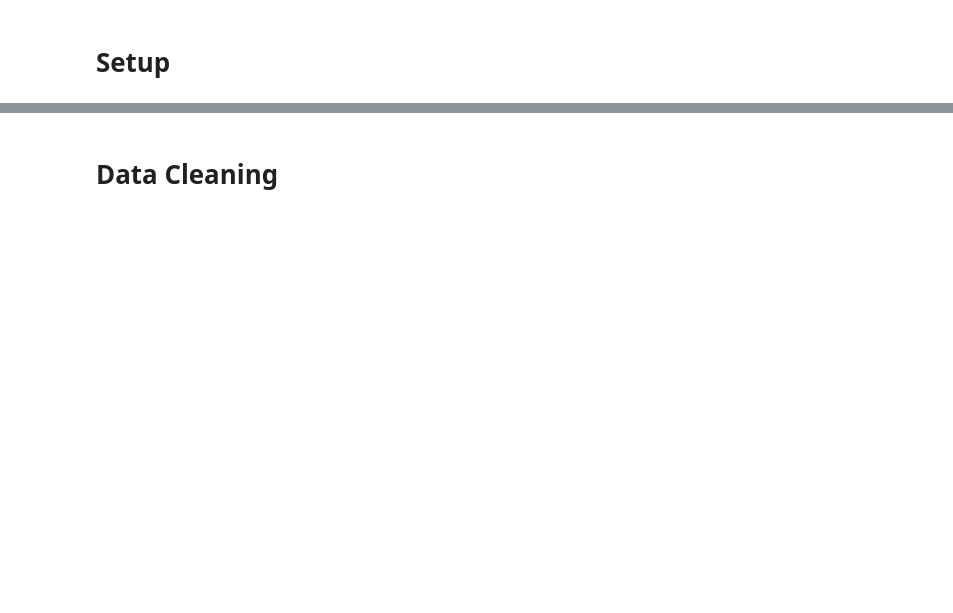
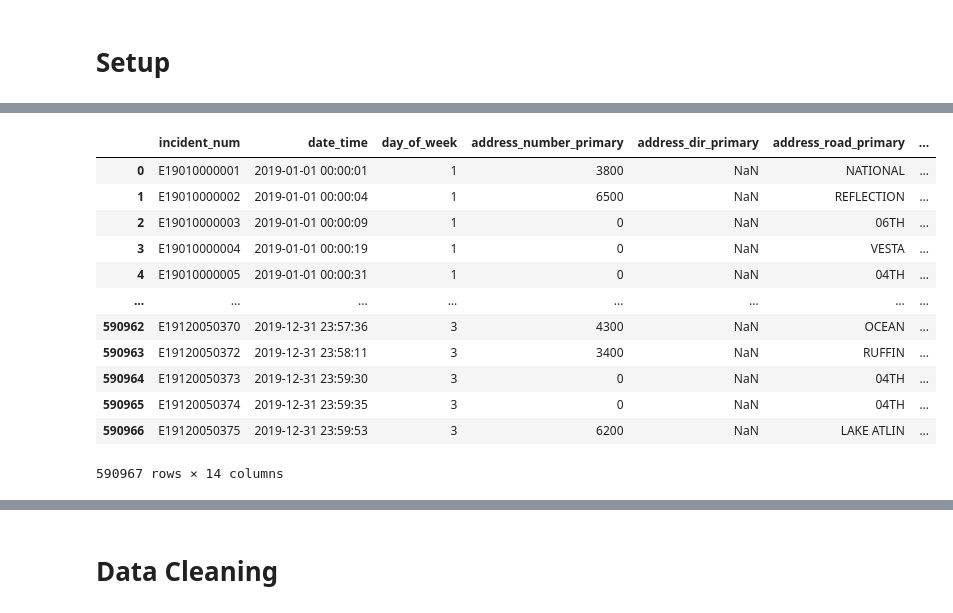
Before and after one commit to michaelbaluja/individual_fa20, a Jupyter notebook: final_project/FinalProject_ritwikksinha.ipynb, the cells around one changed output, grey strips where cells are left out. Drawn from its saved outputs; the diff is of its cells as text; code cells hidden in the pictures; blank space fills up the shorter version.

```diff
--- a/final_project/FinalProject_ritwikksinha.ipynb
+++ b/final_project/FinalProject_ritwikksinha.ipynb
@@ -47,0 +94,17 @@ import matplotlib.pyplot as plt
+# %%
+df_2019 = pd.read_csv('https://raw.githubusercontent.com/COGS108/individual_fa20/master/data/pd_calls_for_service_2019_datasd.csv')
+df_2019
+# %% [output]
+|  | incident_num | date_time | day_of_week | address_number_primary | address_dir_primary | address_road_primary | ... |
+| 0 | E19010000001 | 2019-01-01 00:00:01 | 1 | 3800 | NaN | NATIONAL | ... |
+| 1 | E19010000002 | 2019-01-01 00:00:04 | 1 | 6500 | NaN | REFLECTION | ... |
+| 2 | E19010000003 | 2019-01-01 00:00:09 | 1 | 0 | NaN | 06TH | ... |
+| 3 | E19010000004 | 2019-01-01 00:00:19 | 1 | 0 | NaN | VESTA | ... |
+| 4 | E19010000005 | 2019-01-01 00:00:31 | 1 | 0 | NaN | 04TH | ... |
+| ... | ... | ... | ... | ... | ... | ... | ... |
+| 590962 | E19120050370 | 2019-12-31 23:57:36 | 3 | 4300 | NaN | OCEAN | ... |
+| 590963 | E19120050372 | 2019-12-31 23:58:11 | 3 | 3400 | NaN | RUFFIN | ... |
+| 590964 | E19120050373 | 2019-12-31 23:59:30 | 3 | 0 | NaN | 04TH | ... |
+| 590965 | E19120050374 | 2019-12-31 23:59:35 | 3 | 0 | NaN | 04TH | ... |
+| 590966 | E19120050375 | 2019-12-31 23:59:53 | 3 | 6200 | NaN | LAKE ATLIN | ... |
+590967 rows × 14 columns
```
Also changed, not shown: parts of 42 cells of this notebook.
